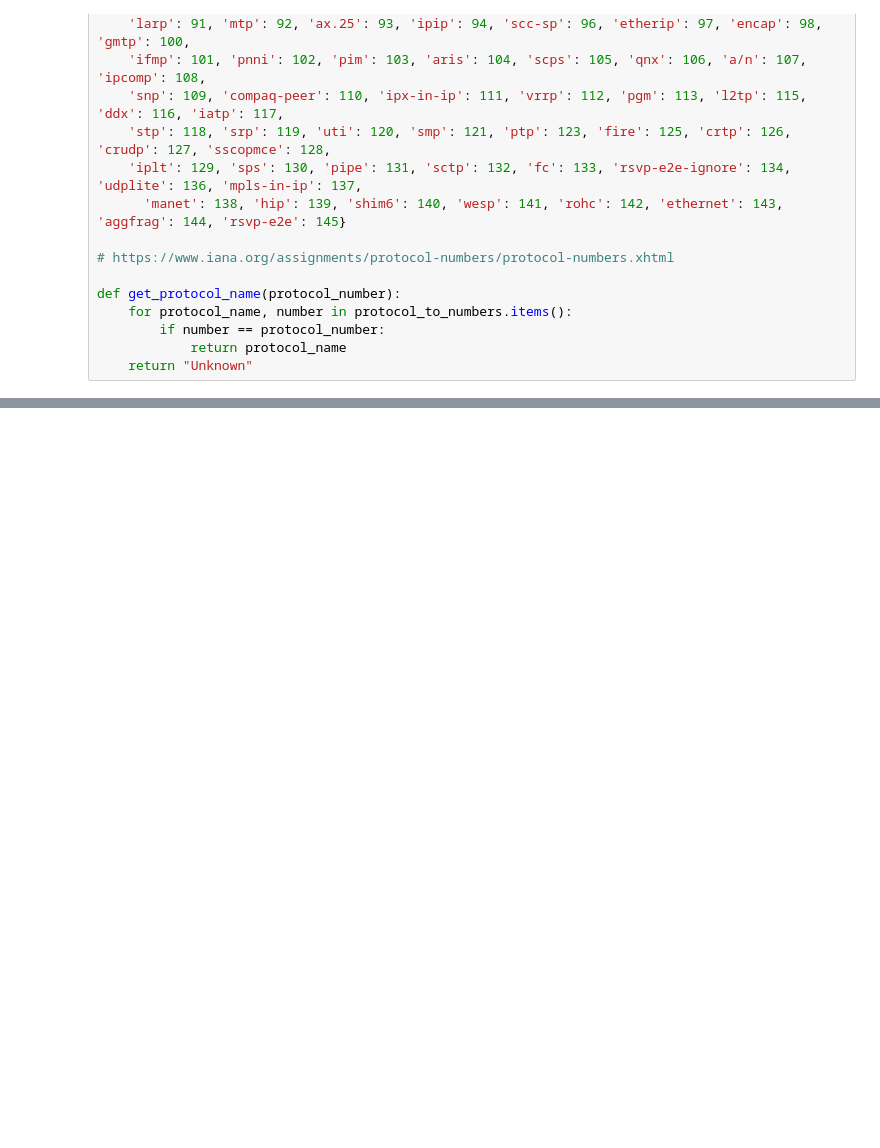
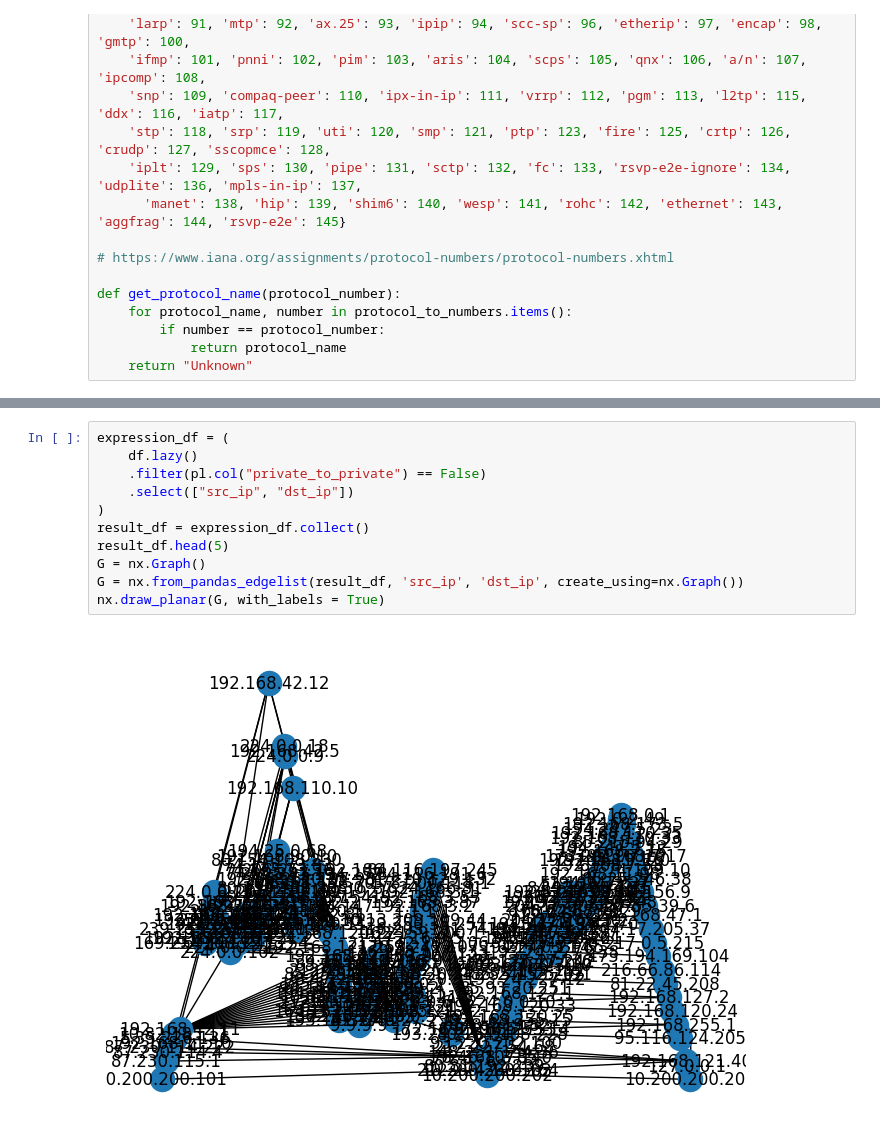
Before and after one commit to whit3rabbit/pcap-to-pandas, a Jupyter notebook: pcap-to-polars.ipynb, the cells around one changed output, grey strips where cells are left out. Saved outputs shown, nothing was run; the diff lists cells and outputs as text; blank space fills up the shorter version.

```diff
--- a/pcap-to-polars.ipynb
+++ b/pcap-to-polars.ipynb
@@ -164,0 +187,13 @@ df.head(5)
+# %%
+expression_df = (
+    df.lazy()
+    .filter(pl.col("private_to_private") == False)
+    .select(["src_ip", "dst_ip"])
+)
+result_df = expression_df.collect()
+result_df.head(5)
+G = nx.Graph()
+G = nx.from_pandas_edgelist(result_df, 'src_ip', 'dst_ip', create_using=nx.Graph())
+nx.draw_planar(G, with_labels = True)
+# %% [output]
+[figure, added]
```
Also changed, not shown: parts of 7 cells of this notebook, 1 other file.
